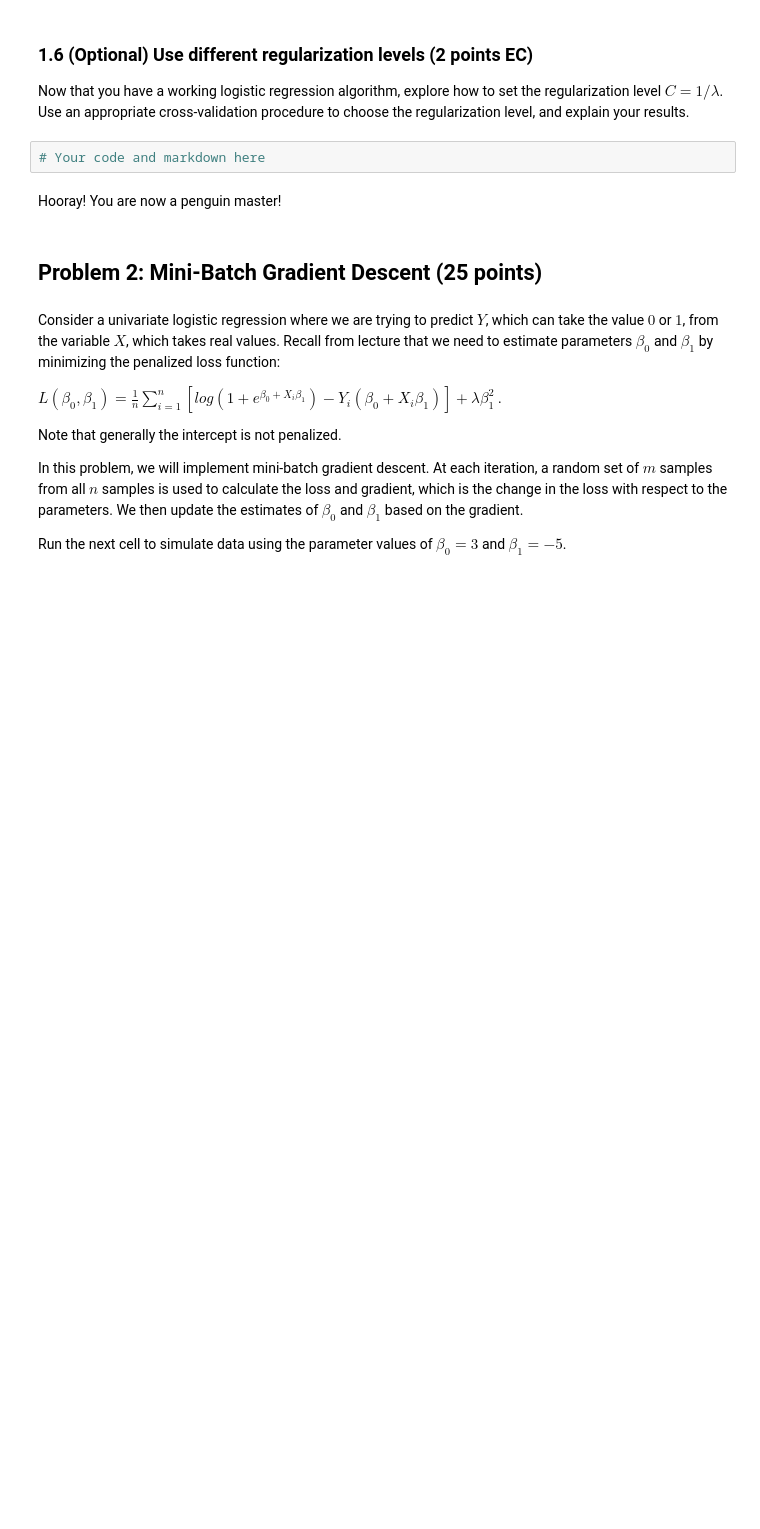
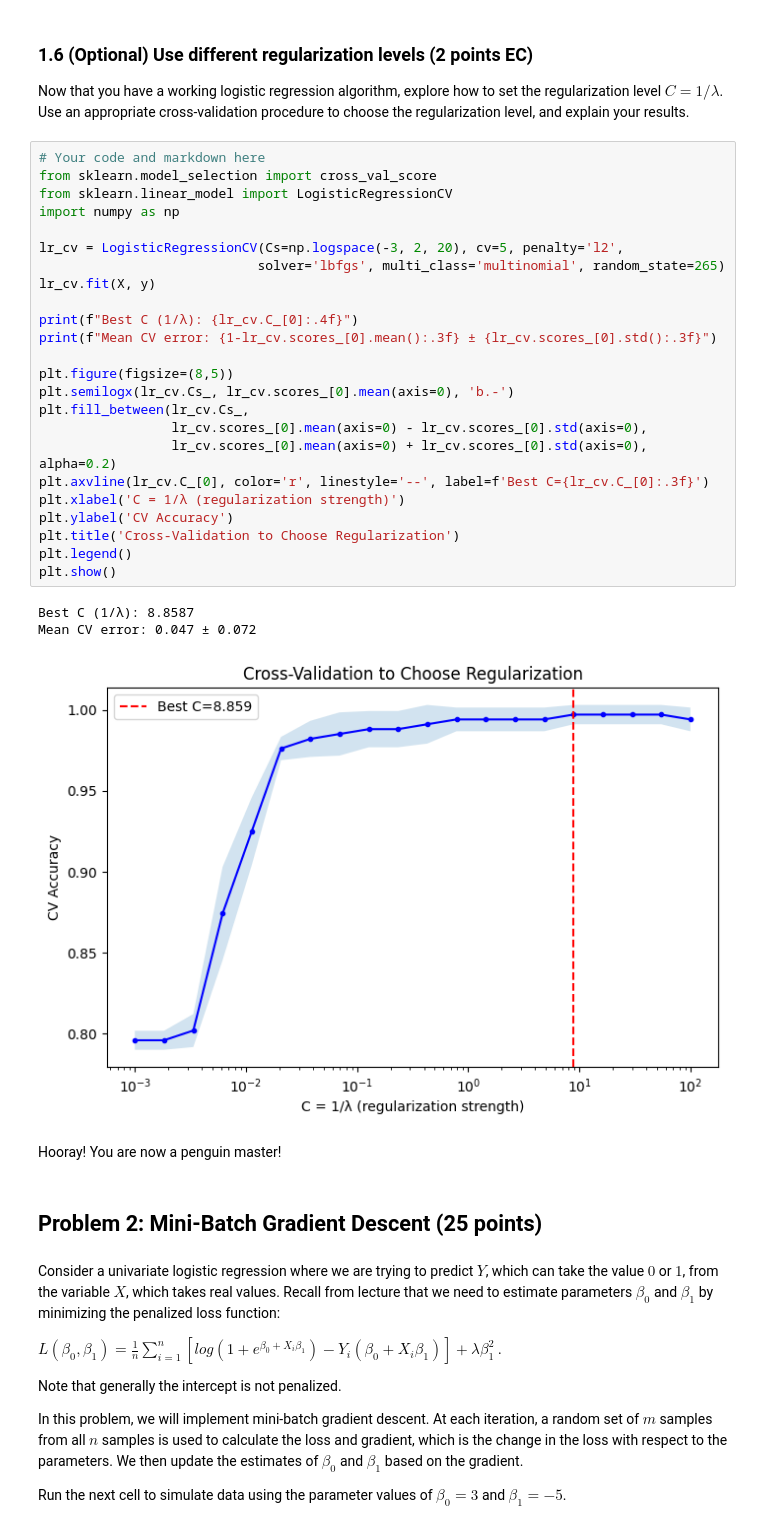
Before and after one commit to luissullon/IML26, a Jupyter notebook: assignments/assn2/assn2.ipynb, the cells around one changed output. Cells and saved outputs as stored; diff of their text form; blank space fills up the shorter version.

```diff
--- a/assignments/assn2/assn2.ipynb
+++ b/assignments/assn2/assn2.ipynb
@@ -225,6 +404,32 @@ def plot_decision_boundaries(X, y, model, error):
 Now that you have a working logistic regression algorithm, explore how to set the regularization level $C=1/\lambda$. Use an appropriate cross-validation procedure to choose the regularization level, and explain your results.
 # %%
 # Your code and markdown here
+from sklearn.model_selection import cross_val_score
+from sklearn.linear_model import LogisticRegressionCV
+import numpy as np
+
+lr_cv = LogisticRegressionCV(Cs=np.logspace(-3, 2, 20), cv=5, penalty='l2',
+                            solver='lbfgs', multi_class='multinomial', random_state=265)
+lr_cv.fit(X, y)
+
+print(f"Best C (1/λ): {lr_cv.C_[0]:.4f}")
+print(f"Mean CV error: {1-lr_cv.scores_[0].mean():.3f} ± {lr_cv.scores_[0].std():.3f}")
+
+plt.figure(figsize=(8,5))
+plt.semilogx(lr_cv.Cs_, lr_cv.scores_[0].mean(axis=0), 'b.-')
+plt.fill_between(lr_cv.Cs_,
+                 lr_cv.scores_[0].mean(axis=0) - lr_cv.scores_[0].std(axis=0),
+                 lr_cv.scores_[0].mean(axis=0) + lr_cv.scores_[0].std(axis=0), alpha=0.2)
+plt.axvline(lr_cv.C_[0], color='r', linestyle='--', label=f'Best C={lr_cv.C_[0]:.3f}')
+plt.xlabel('C = 1/λ (regularization strength)')
+plt.ylabel('CV Accuracy')
+plt.title('Cross-Validation to Choose Regularization')
+plt.legend()
+plt.show()
+# %% [output]
+Best C (1/λ): 8.8587
+Mean CV error: 0.047 ± 0.072
+[figure, added]
 # %% [markdown]
 Hooray! You are now a penguin master!
 # %% [markdown]
```
Also changed, not shown: parts of 27 cells of this notebook.
